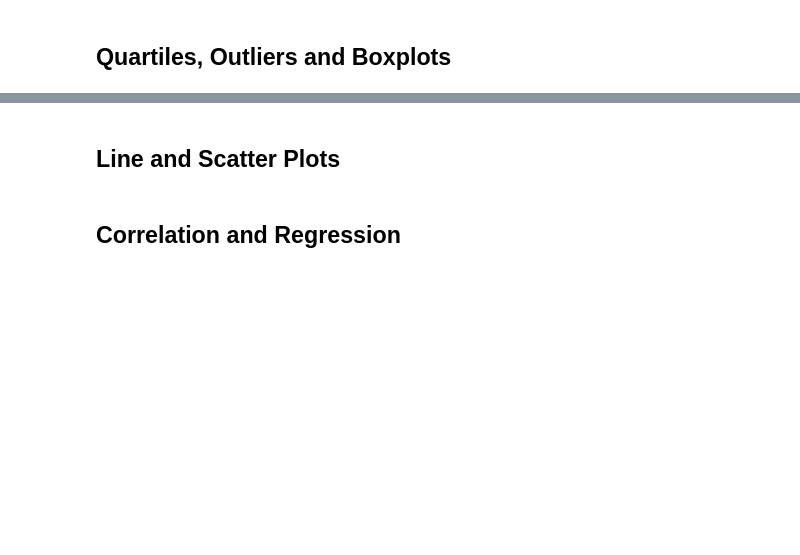
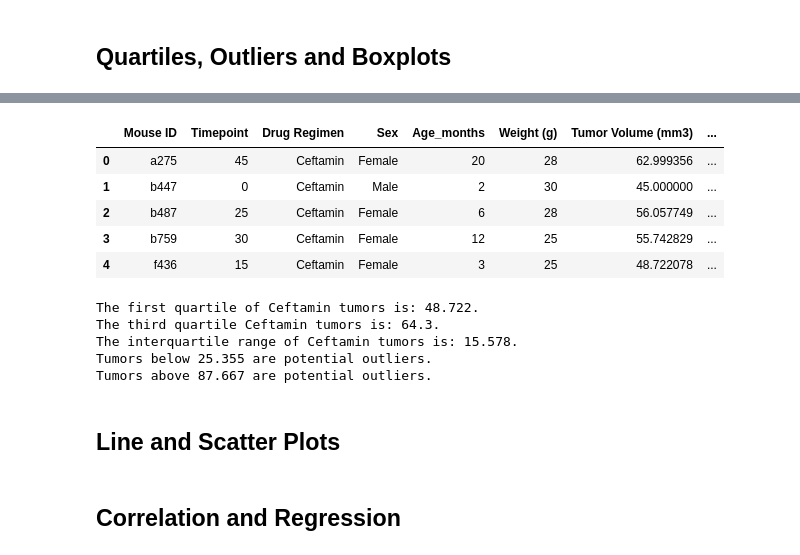
Before and after one commit to nadiaaldrich/matplotlib-challenge, a Jupyter notebook: Resources/Pymaceuticals/pymaceuticals_starter.ipynb, the cells around one changed output, grey strips where cells are left out. Cells and saved outputs as stored; diff of their text form; code cells hidden in the pictures; blank space fills up the shorter version.

```diff
--- a/Resources/Pymaceuticals/pymaceuticals_starter.ipynb
+++ b/Resources/Pymaceuticals/pymaceuticals_starter.ipynb
@@ -261,3 +381,40 @@ plt.show()
+# %%
+ceft_last = ceft_df.groupby("Mouse ID").max()["Timepoint"]
+ceft_vol = pd.DataFrame(ceft_last)
+ceft_merge = pd.merge(ceft_vol, merged_data, on = ("Mouse ID", "Timepoint"), how="left")
+ceft_merge.head()
+# %% [output]
+|  | Mouse ID | Timepoint | Drug Regimen | Sex | Age_months | Weight (g) | Tumor Volume (mm3) | ... |
+| 0 | a275 | 45 | Ceftamin | Female | 20 | 28 | 62.999356 | ... |
+| 1 | b447 | 0 | Ceftamin | Male | 2 | 30 | 45.000000 | ... |
+| 2 | b487 | 25 | Ceftamin | Female | 6 | 28 | 56.057749 | ... |
+| 3 | b759 | 30 | Ceftamin | Female | 12 | 25 | 55.742829 | ... |
+| 4 | f436 | 15 | Ceftamin | Female | 3 | 25 | 48.722078 | ... |
+# %%
+ceft_tumors = ceft_merge["Tumor Volume (mm3)"]
+
+quartiles = ceft_tumors.quantile([.25, .5, .75])
+q1 = round(quartiles[0.25], 3)
+q3 = round(quartiles[0.75], 3)
+iqr= round(q3-q1, 3)
+
+print(f"The first quartile of Ceftamin tumors is: {q1}.")
+print(f"The third quartile Ceftamin tumors is: {q3}.")
+print(f"The interquartile range of Ceftamin tumors is: {iqr}.")
+
+#outlier boundaries
+
+low_bound = round(q1 - (1.5*iqr), 3)
+upper_bound = q3 + (1.5*iqr)
+
+print(f"Tumors below {low_bound} are potential outliers.")
+print(f"Tumors above {upper_bound} are potential outliers.")
+# %% [output]
+The first quartile of Ceftamin tumors is: 48.722.
+The third quartile Ceftamin tumors is: 64.3.
+The interquartile range of Ceftamin tumors is: 15.578.
+Tumors below 25.355 are potential outliers.
+Tumors above 87.667 are potential outliers.
 # %%
 # Generate a box plot of the final tumor volume of each mouse across four regimens of interest
 # %% [markdown]
```
Also changed, not shown: parts of 10 cells of this notebook.
